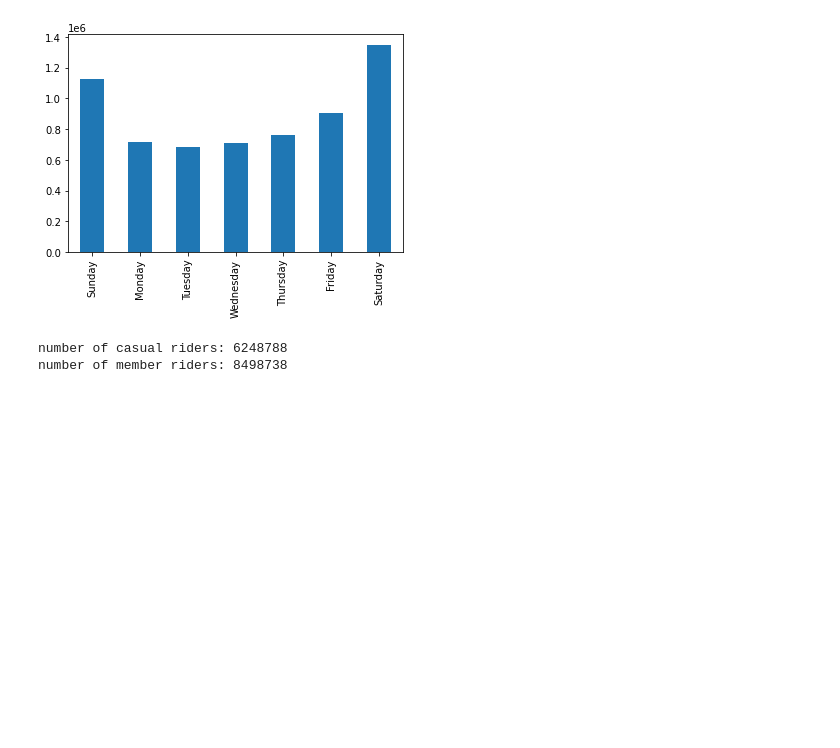
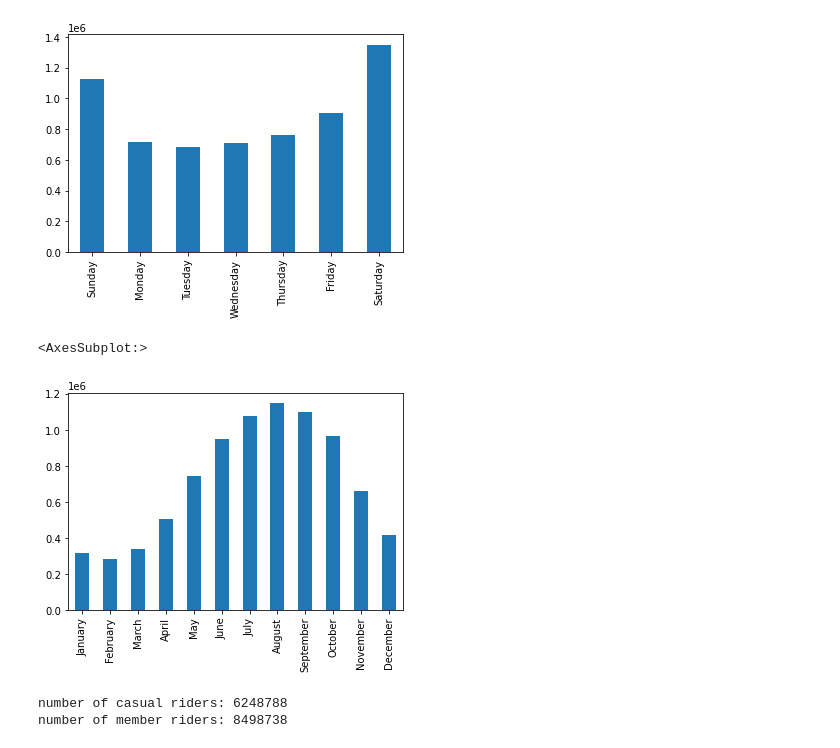
Before and after one commit to paul-trood/bicycle_sharing, a Jupyter notebook: 03_data_exploration.ipynb, the cells around one changed output. Cells and saved outputs as stored; diff of their text form; code cells hidden in the pictures; blank space fills up the shorter version.

```diff
--- a/03_data_exploration.ipynb
+++ b/03_data_exploration.ipynb
@@ -136,6 +138,13 @@ casual["started_at"].dt.day_name().value_counts().iloc[[1,4,6,5,3,2,0]].plot(kin
 # %% [output]
 <AxesSubplot:>
 [figure]
+# %%
+mem_mnth_series = members["start_month"].value_counts()
+# %%
+mem_mnth_series.iloc[[10,11,9,7,5,4,2,0,1,3,6,8]].plot(kind="bar")
+# %% [output]
+<AxesSubplot:>
+[figure, added]
 # %%
 print("number of casual riders:",len(casual))
 print("number of member riders:",len(members))
```
Also changed, not shown: parts of 13 cells of this notebook.
